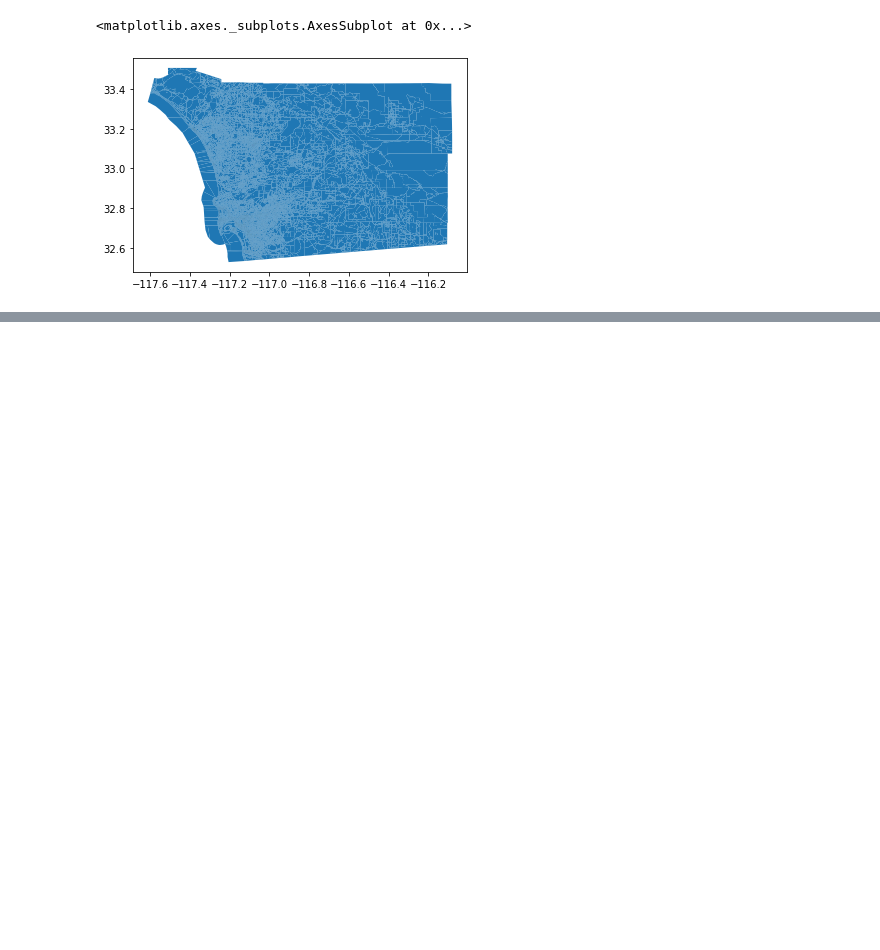
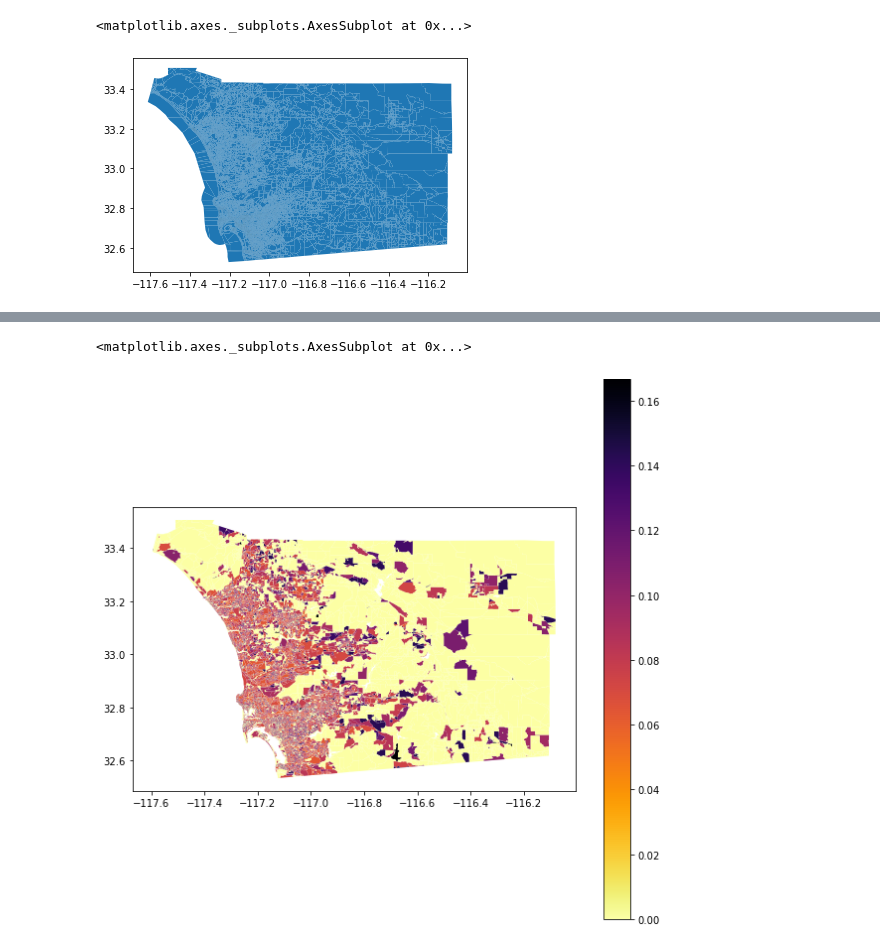
Before and after one commit to AnGWar26/Regional-Employment-Clusters, a Jupyter notebook: LEHD_DataRead.ipynb, the cells around one changed output, grey strips where cells are left out. Cells and saved outputs as stored; diff of their text form; code cells hidden in the pictures; blank space fills up the shorter version.

Commit message:
Initial work on employment concentration statistics
- Also did some additional data cleaning

```diff
--- a/LEHD_DataRead.ipynb
+++ b/LEHD_DataRead.ipynb
@@ -87,0 +111,5 @@ SDlehd_tracts
+# %%
+#create list of jobs if want to calculate measure for different job types
+df_columns = SDlehd_blocks.columns.tolist()
+jobs_list = df_columns[4:54]
+jobs_list
@@ -87,0 +134,7 @@ SDlehd_tracts
+# %%
+SimpsonIndex = MultiLocalSimpsonConcentration(SDlehd_blocks, jobs_list)
+SDlehd_blocks['Local_Simpson_Concentration'] = SimpsonIndex.statistics
+SDlehd_blocks.plot(column='Local_Simpson_Concentration', cmap='inferno_r', figsize = (10,10), legend=True)
+# %% [output]
+<matplotlib.axes._subplots.AxesSubplot at 0x...>
+[figure, added]
```
Also changed, not shown: parts of 9 cells of this notebook.
